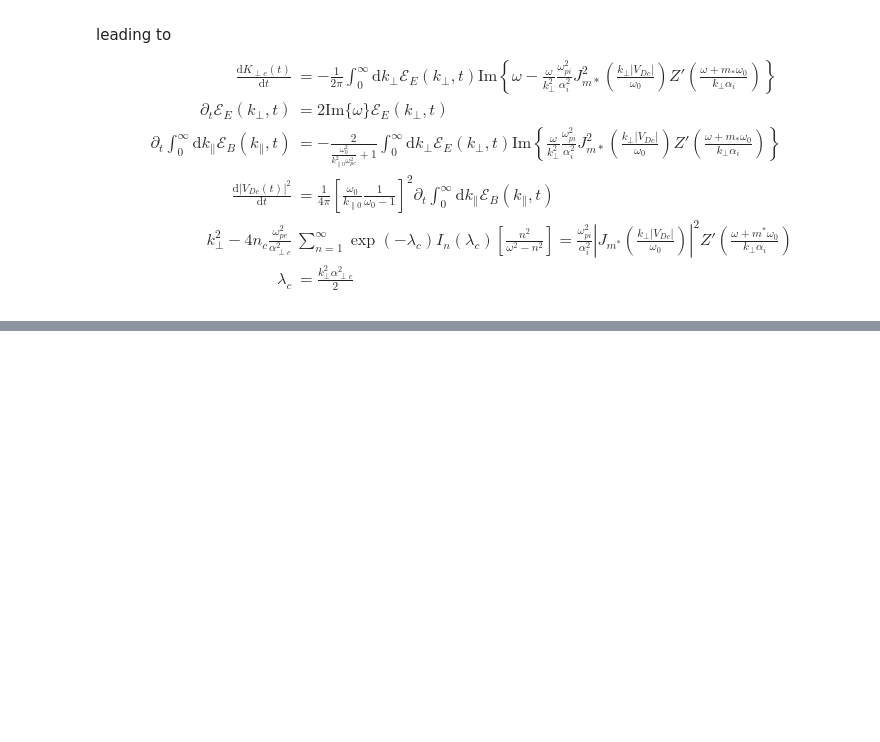
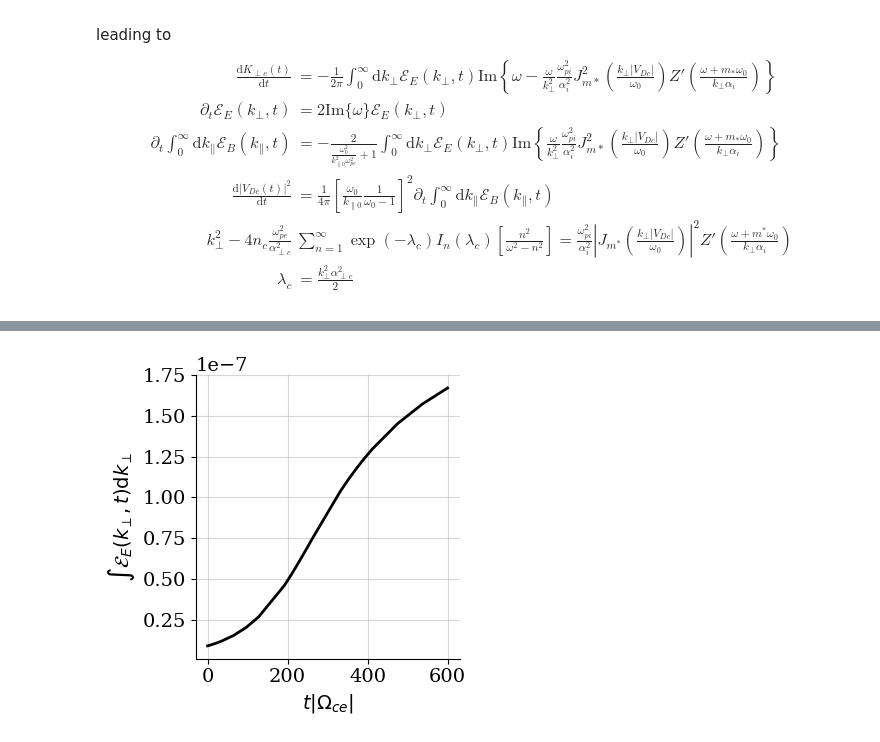
Before and after one commit to opaliss/QLT_whistler, a Jupyter notebook: secondary_waves/electrostatic_perpendicular_QLT.ipynb, the cells around one changed output, grey strips where cells are left out. Cells and saved outputs as stored; diff of their text form; code cells hidden in the pictures; blank space fills up the shorter version.

```diff
--- a/secondary_waves/electrostatic_perpendicular_QLT.ipynb
+++ b/secondary_waves/electrostatic_perpendicular_QLT.ipynb
@@ -71,5 +74,5 @@ dE_init = E0 * np.ones(len(k_vec))
 # simulate
 result = scipy.integrate.solve_ivp(fun=dydt, t_span=[0, t_max],
                                    y0=np.concatenate(([K0], [T0], [dB0], [v_0**2], dE_init)),
-                                   args=(k_vec, omega_pe, omega_pi, k_0, alpha_i, n_c, dk, omega_0),
+                                   args=(k_vec, omega_pe, omega_pi, k_0, alpha_i, n_c, dk, omega_0, "perp_gamma"),
                                    atol=1e-8, rtol=1e-8, method='BDF')
@@ -78,11 +97,13 @@ len(result.t)
 # %%
 fig, ax = plt.subplots(figsize=(4, 4))
-potential_energy = np.sum(result.y[3:, :], axis=0)*dk/(8*np.pi)
+potential_energy = np.sum(result.y[4:, :], axis=0)*dk/(8*np.pi)
 ax.plot(result.t, potential_energy, color="black", linewidth=2)
 ax.set_xlabel(r'$t|\Omega_{ce}|$')
 ax.set_ylabel(r'$\int \mathcal{E}_{E}(k_{\perp}, t) \mathrm{d} k_{\perp}$')
 ax.spines['right'].set_visible(False)
 ax.spines['top'].set_visible(False)
 plt.grid(alpha=0.5)
 plt.tight_layout()
-plt.savefig("figs/secondary_QLT/perp_potential_energy.png", dpi=300, bbox_inches='tight')
+plt.savefig("../figs/secondary_QLT/perp/perp_potential_energy.png", dpi=300, bbox_inches='tight')
+# %% [output]
+[figure, added]
```
Also changed, not shown: parts of 9 cells of this notebook, 3 other files.
